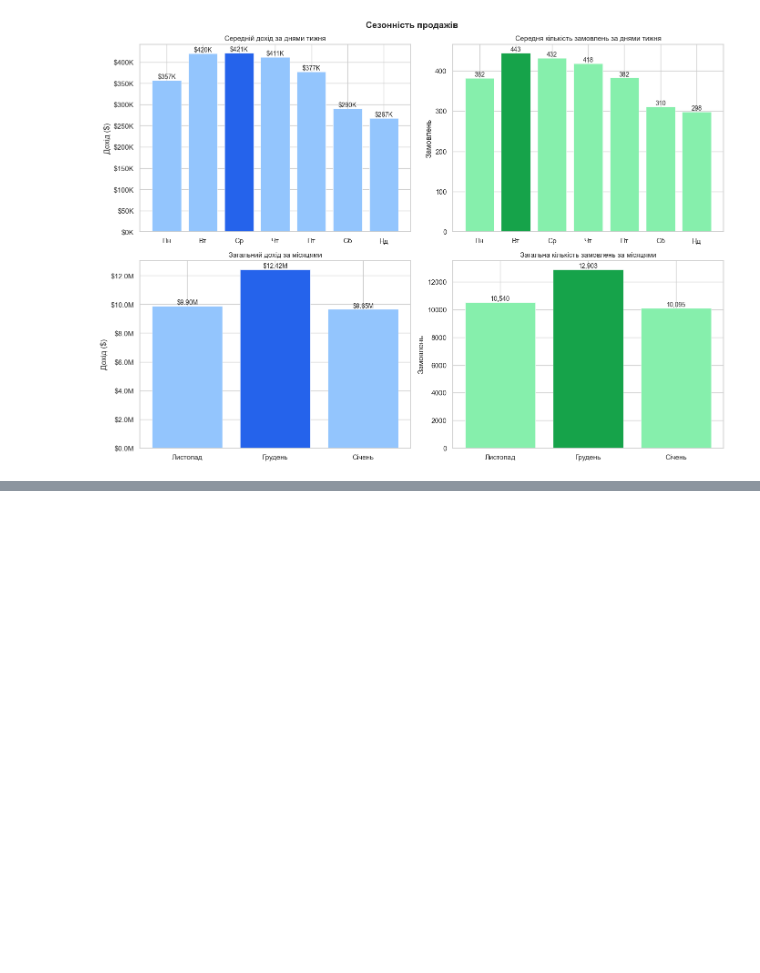
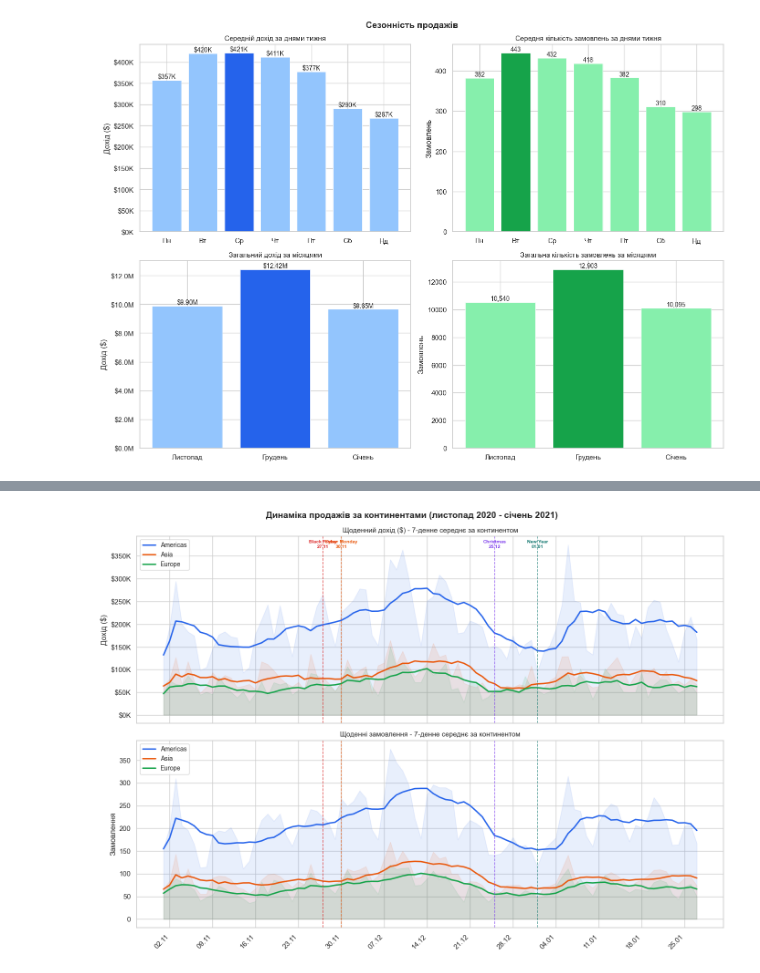
Before and after one commit to VladNkov/online_store_sales_analysis, a Jupyter notebook: online_store_sales_analysis.ipynb, the cells around one changed output, grey strips where cells are left out. Cells and saved outputs as stored; diff of their text form; code cells hidden in the pictures; blank space fills up the shorter version.

Commit message:
Add analysis by sales dynamics in continents

```diff
--- a/online_store_sales_analysis.ipynb
+++ b/online_store_sales_analysis.ipynb
@@ -1325,0 +1392,16 @@ plt.show()
+# %%
+print('\nДні з мінімальним доходом:')
+print('-' * 40)
+for continent in continents:
+    sub = daily_cont[daily_cont['continent'] == continent]
+    low = sub.loc[sub['revenue'].idxmin()]
+    print(f"{continent:<12} ${low['revenue']:>10,.0f}  ({low['date'].strftime('%d.%m.%Y')})")
+
+print()
+
+print('\nДні з мінімальною кількістю замовлень:')
+print('-' * 40)
+for continent in continents:
+    sub = daily_cont[daily_cont['continent'] == continent]
+    low = sub.loc[sub['orders'].idxmin()]
+    print(f"{continent:<12} {low['orders']:>10,.0f} замовлень  ({low['date'].strftime('%d.%m.%Y')})")
@@ -1325,0 +1421,51 @@ plt.show()
+# %%
+import matplotlib.dates as mdates
+
+sns.set_theme(style='whitegrid', palette='muted')
+
+
+events = {
+    'Black Friday\n27.11': pd.Timestamp('2020-11-27'),
+    'Cyber Monday\n30.11': pd.Timestamp('2020-11-30'),
+    'Christmas\n25.12':    pd.Timestamp('2020-12-25'),
+    'New Year\n01.01':     pd.Timestamp('2021-01-01'),
+}
+event_cols = ['#DC2626', '#EA580C', '#7C3AED', '#0F766E']
+
+fig, axes = plt.subplots(2, 1, figsize=(14, 10), sharex=True)
+fig.suptitle('Динаміка продажів за континентами (листопад 2020 - січень 2021)',
+             fontsize=14, fontweight='bold')
+
+for continent in continents:
+    sub = daily_by_continent[daily_by_continent['continent'] == continent].set_index('date')
+    color = CONTINENT_COLORS[continent]
+    axes[0].plot(sub.index, sub['revenue_7d'], color=color, linewidth=2.2, label=continent)
+    axes[0].fill_between(sub.index, sub['revenue'], alpha=0.10, color=color)
+    axes[1].plot(sub.index, sub['orders_7d'],  color=color, linewidth=2.2, label=continent)
+    axes[1].fill_between(sub.index, sub['orders'], alpha=0.10, color=color)
+
+axes[0].set_title('Щоденний дохід ($) - 7-денне середнє за континентом', fontsize=11)
+axes[0].set_ylabel('Дохід ($)')
+axes[0].yaxis.set_major_formatter(mticker.FuncFormatter(lambda x, _: f'${x/1e3:.0f}K'))
+axes[0].legend(fontsize=10, loc='upper left')
+
+axes[1].set_title('Щоденні замовлення - 7-денне середнє за континентом', fontsize=11)
+axes[1].set_ylabel('Замовлення')
+axes[1].legend(fontsize=10, loc='upper left')
+axes[1].xaxis.set_major_formatter(mdates.DateFormatter('%d.%m'))
+axes[1].xaxis.set_major_locator(mdates.WeekdayLocator(byweekday=mdates.MO))
+fig.autofmt_xdate(rotation=45)
+
+#event markers
+for (label, dt), ec in zip(events.items(), event_cols):
+    for ax in axes:
+        ax.axvline(dt, color=ec, linestyle='--', linewidth=1.1, alpha=0.75)
+    ymax = axes[0].get_ylim()[1]
+    axes[0].text(dt, ymax * 0.98, label, color=ec, fontsize=7.5,
+                 ha='center', va='top', fontweight='bold')
+
+plt.tight_layout()
+# plt.savefig('images/continent_dynamics.png', bbox_inches='tight')
+plt.show()
+# %% [output]
+[figure, added]
```
Also changed, not shown: parts of 5 cells of this notebook, 1 other file.
